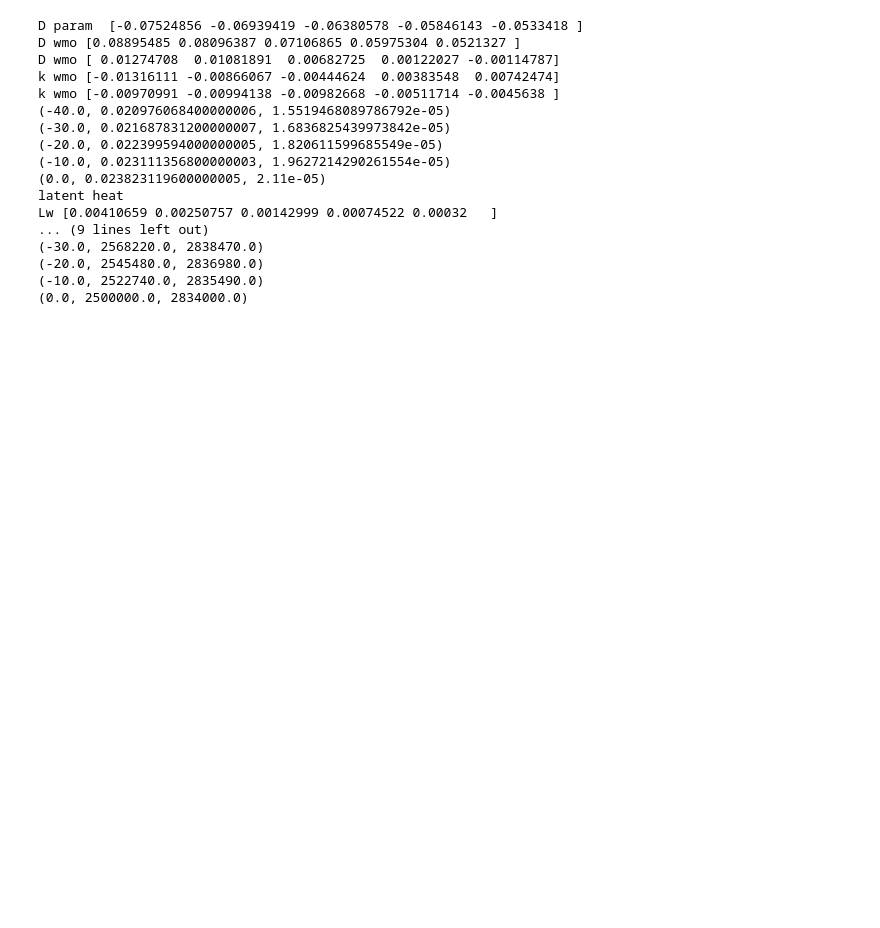
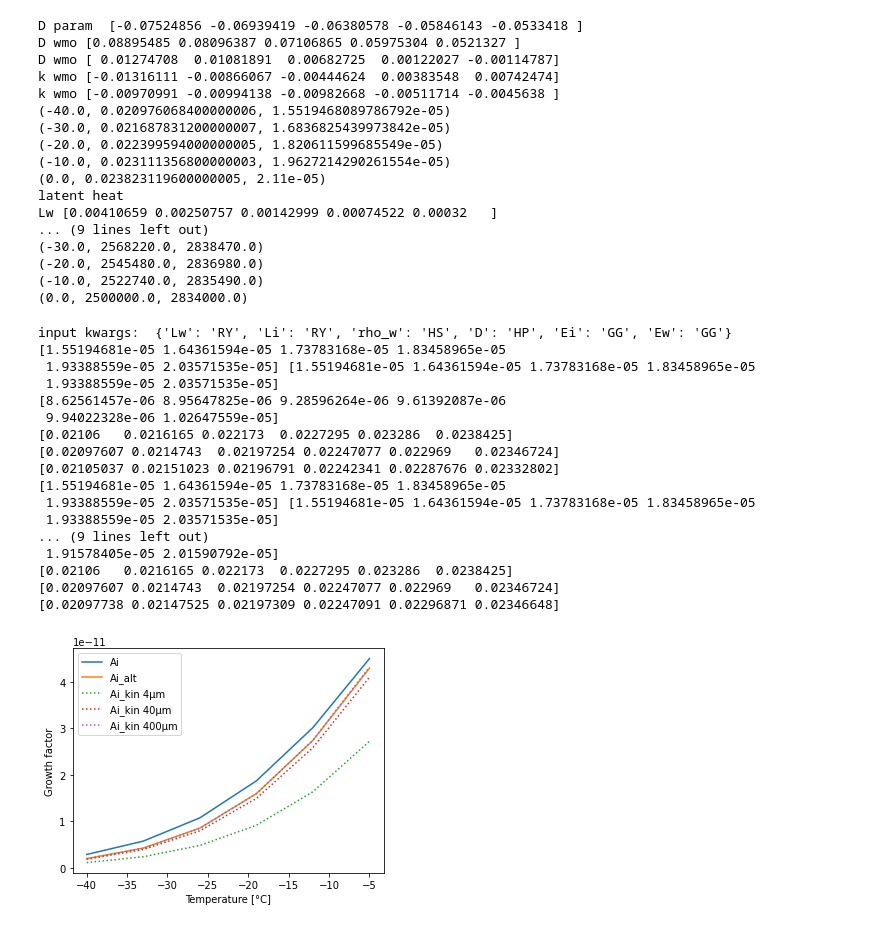
Before and after one commit to martin-rdz/mixed-phase_cloud_analytical, a Jupyter notebook: parametrizations_overview.ipynb, the cells around one changed output. Cells and saved outputs as stored; diff of their text form; code cells hidden in the pictures; blank space fills up the shorter version.

Commit message:
add the notebook with the thesis figures some modifications to analytic_formulas add some introductory text

```diff
--- a/parametrizations_overview.ipynb
+++ b/parametrizations_overview.ipynb
@@ -483,3 +484,75 @@ Lw [0.00410659 0.00250757 0.00142999 0.00074522 0.00032   ]
 (-20.0, 2545480.0, 2836980.0)
 (-10.0, 2522740.0, 2835490.0)
 (0.0, 2500000.0, 2834000.0)
+# %%
+def growth_factor(f, r):
+
+    delv = 1.3*8.e-8
+    alpc = 0.036
+
+    D = 0.211e-4*(f.T/273.15)**1.94*(101325./f.p)
+    # modified diffusivity
+    print(f.D, D)
+    D_mod = D/(r/(r+delv)+D/(r*alpc)*np.sqrt(2.*np.pi/(af.Rv*f.T)))
+    print(D_mod)
+
+    delt = 2.16e-7
+    alpt = 0.7
+    ka = (5.69+0.017*(f.T-273.15))*1e-5*1e2*4.18684
+    ka_mod = ka/(r/(r+delt)+ka/(r*alpt*f.rho_a*f.cp)*np.sqrt(2.*np.pi/(af.Ra*f.T)))
+    print(f.k)
+    print(ka)
+    print(ka_mod)
+
+    # why divide by 18e-3??
+    #ls = lheat_sub(tmpk)/(18.d-3)
+
+    Ai_diff = 1./(af.Rv*f.T/(f.e0*D_mod)+f.Li/(f.T*ka_mod)*(f.Li/(f.T*af.Rv)-1.))
+    Ai_diff = 1.0/((af.rho_i*f.Li*f.Li/(ka_mod*af.Rv*f.T**2))+(af.rho_i*af.Rv*f.T/(f.Ei*D_mod)))
+    Ai_diff = 1.0/((af.rho_i*af.Rv*f.T/(f.Ei*D_mod))+f.Li*af.rho_i/(f.T*ka_mod)*(f.Li/(f.T*af.Rv)-1.))
+
+    return Ai_diff
+
+Ts = np.arange(-40,0,7)
+
+params = dict(Lw='RY', Li='RY', rho_w='HS', D='HP', Ei='GG', Ew='GG')
+# params = dict()
+f = af.get_factors(273.15+Ts, 1013.25e2, rh=100, **params)
+
+
+fig, ax = plt.subplots(figsize=(5, 4))
+ax.plot(Ts, f.Ai, label='Ai')
+ax.plot(Ts, f.Ai_alt, label='Ai_alt')
+Ai_kin = growth_factor(f, 4e-6)
+ax.plot(Ts, Ai_kin, ":", label='Ai_kin 4µm')
+Ai_kin = growth_factor(f, 40e-6)
+ax.plot(Ts, Ai_kin, ":", label='Ai_kin 40µm')
+Ai_kin = growth_factor(f, 400e-6)
+ax.plot(Ts, Ai_kin, ":", label='Ai_kin 400µm')
+
+
+ax.legend()
+ax.set_xlabel('Temperature [°C]')
+ax.set_ylabel('Growth factor')
+
+fig.tight_layout()
+# fig.savefig('plots/saturation_pressure_parametrizations.png', dpi=250)
+# %% [output]
+input kwargs:  {'Lw': 'RY', 'Li': 'RY', 'rho_w': 'HS', 'D': 'HP', 'Ei': 'GG', 'Ew': 'GG'}
+[1.55194681e-05 1.64361594e-05 1.73783168e-05 1.83458965e-05
+ 1.93388559e-05 2.03571535e-05] [1.55194681e-05 1.64361594e-05 1.73783168e-05 1.83458965e-05
+ 1.93388559e-05 2.03571535e-05]
+[8.62561457e-06 8.95647825e-06 9.28596264e-06 9.61392087e-06
+ 9.94022328e-06 1.02647559e-05]
+[0.02106   0.0216165 0.022173  0.0227295 0.023286  0.0238425]
+[0.02097607 0.0214743  0.02197254 0.02247077 0.022969   0.02346724]
+[0.02105037 0.02151023 0.02196791 0.02242341 0.02287676 0.02332802]
+[1.55194681e-05 1.64361594e-05 1.73783168e-05 1.83458965e-05
+ 1.93388559e-05 2.03571535e-05] [1.55194681e-05 1.64361594e-05 1.73783168e-05 1.83458965e-05
+ 1.93388559e-05 2.03571535e-05]
+... (9 lines left out)
+ 1.91578405e-05 2.01590792e-05]
+[0.02106   0.0216165 0.022173  0.0227295 0.023286  0.0238425]
+[0.02097607 0.0214743  0.02197254 0.02247077 0.022969   0.02346724]
+[0.02097738 0.02147525 0.02197309 0.02247091 0.02296871 0.02346648]
+[figure, added]
```
Also changed, not shown: parts of 3 cells of this notebook, 6 other files.
